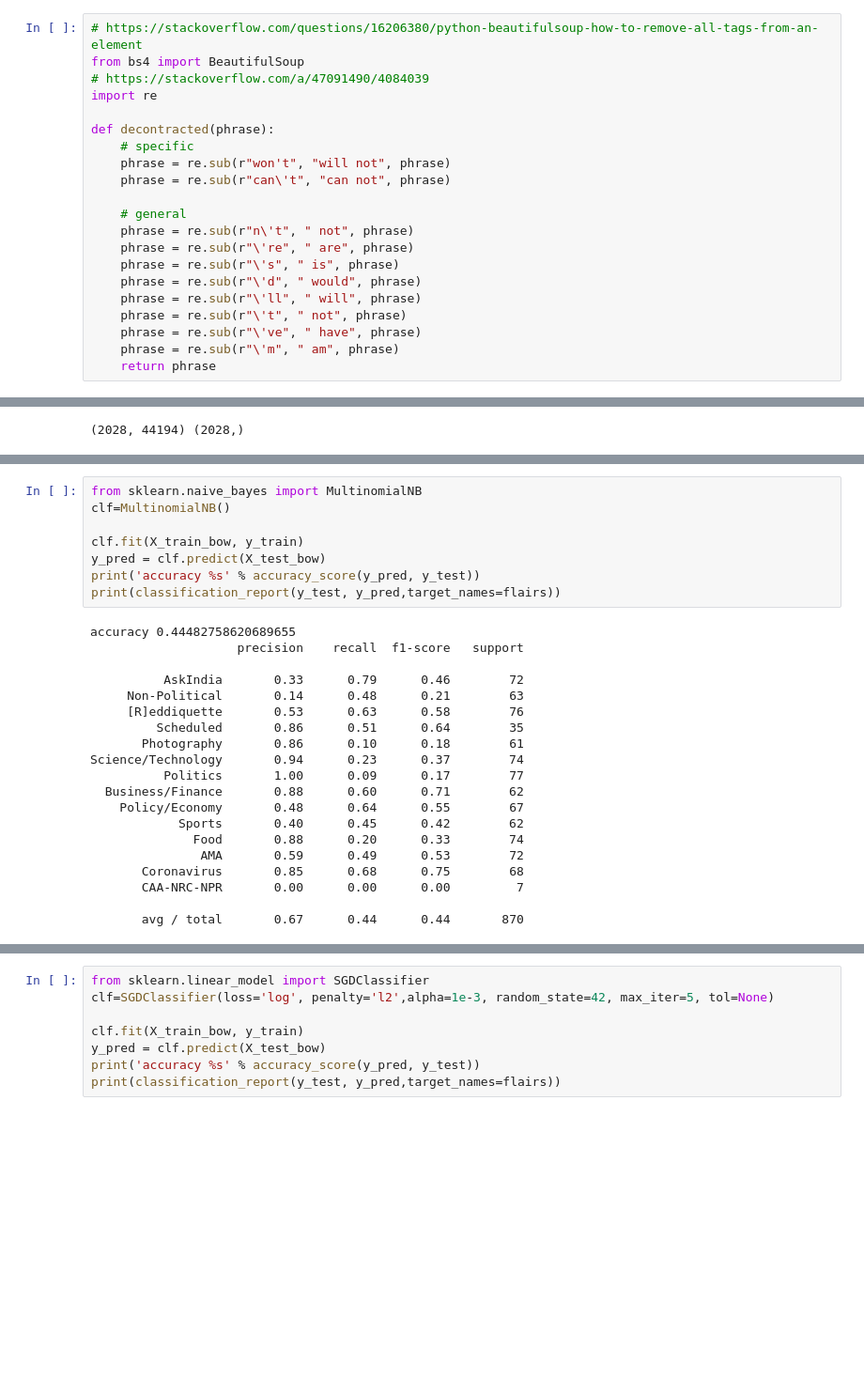
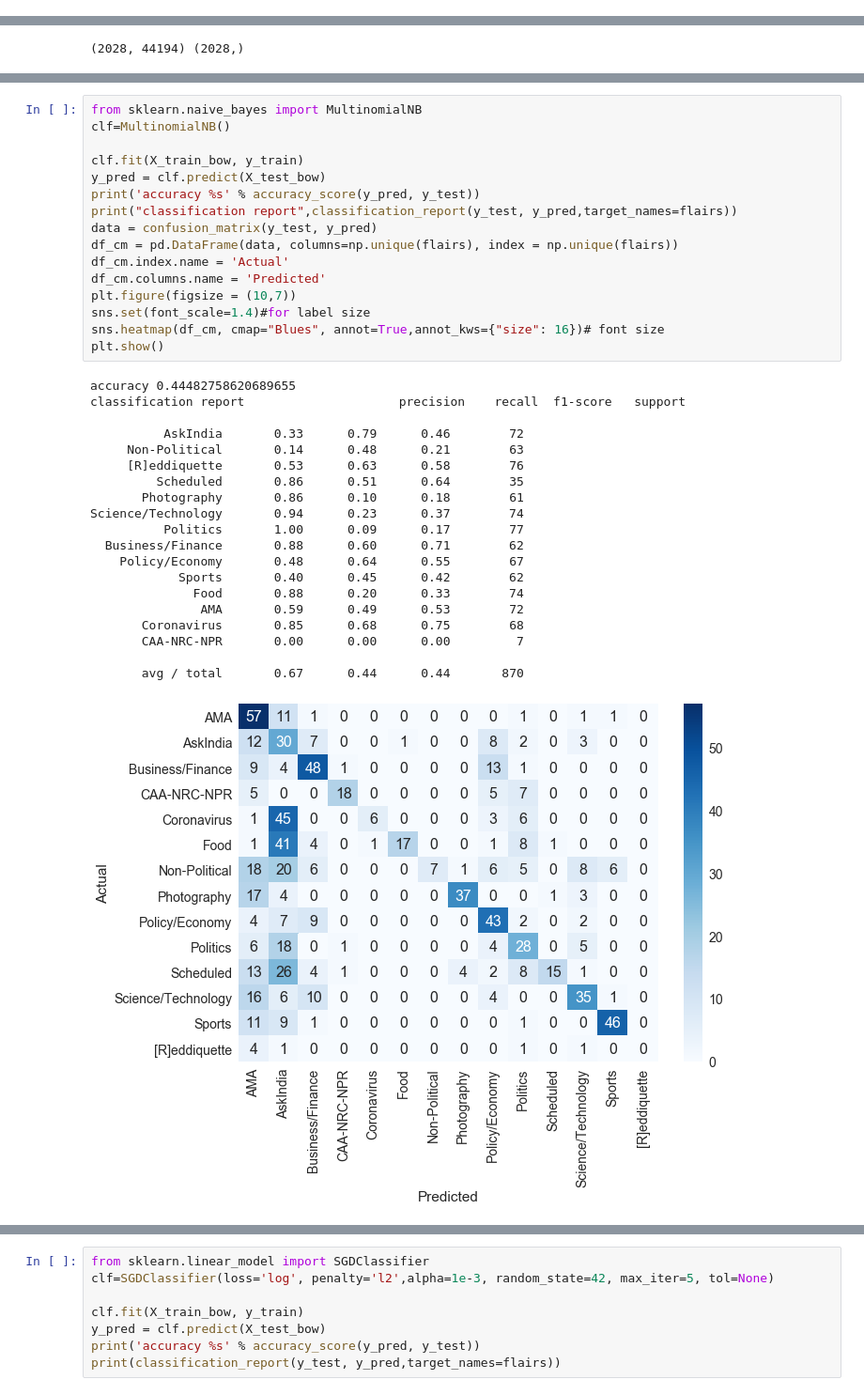
Before and after one commit to aman-sawarn/Reddit-Flair-Detection, a Jupyter notebook: Models.ipynb, the cells around one changed output, grey strips where cells are left out. Shown at 94% size. Saved outputs shown, nothing was run; the diff lists cells and outputs as text; blank space fills up the shorter version.

Commit message:
commit
Documentation and confusion matrix

```diff
--- a/Models.ipynb
+++ b/Models.ipynb
@@ -29,24 +34,3 @@ from sklearn.metrics import classification_report
-# %%
-# https://stackoverflow.com/questions/16206380/python-beautifulsoup-how-to-remove-all-tags-from-an-element
-from bs4 import BeautifulSoup
-# https://stackoverflow.com/a/47091490/4084039
-import re
-
-def decontracted(phrase):
-    # specific
-    phrase = re.sub(r"won't", "will not", phrase)
-    phrase = re.sub(r"can\'t", "can not", phrase)
-
-    # general
-    phrase = re.sub(r"n\'t", " not", phrase)
-    phrase = re.sub(r"\'re", " are", phrase)
-    phrase = re.sub(r"\'s", " is", phrase)
-    phrase = re.sub(r"\'d", " would", phrase)
-    phrase = re.sub(r"\'ll", " will", phrase)
-    phrase = re.sub(r"\'t", " not", phrase)
-    phrase = re.sub(r"\'ve", " have", phrase)
-    phrase = re.sub(r"\'m", " am", phrase)
-    return phrase
 # %%
 flairs = ["AskIndia", "Non-Political", "[R]eddiquette",
           "Scheduled", "Photography", "Science/Technology", "Politics",
@@ -131,28 +137,37 @@ print(X_train_bow.shape, y_train.shape)
 # %%
 from sklearn.naive_bayes import MultinomialNB
 clf=MultinomialNB()
 
 clf.fit(X_train_bow, y_train)
 y_pred = clf.predict(X_test_bow)
 print('accuracy %s' % accuracy_score(y_pred, y_test))
-print(classification_report(y_test, y_pred,target_names=flairs))
+print("classification report",classification_report(y_test, y_pred,target_names=flairs))
+data = confusion_matrix(y_test, y_pred)
+df_cm = pd.DataFrame(data, columns=np.unique(flairs), index = np.unique(flairs))
+df_cm.index.name = 'Actual'
+df_cm.columns.name = 'Predicted'
+plt.figure(figsize = (10,7))
+sns.set(font_scale=1.4)#for label size
+sns.heatmap(df_cm, cmap="Blues", annot=True,annot_kws={"size": 16})# font size
+plt.show()
 # %% [output]
 accuracy 0.44482758620689655
-                    precision    recall  f1-score   support
+classification report                     precision    recall  f1-score   support
 
           AskIndia       0.33      0.79      0.46        72
      Non-Political       0.14      0.48      0.21        63
      [R]eddiquette       0.53      0.63      0.58        76
          Scheduled       0.86      0.51      0.64        35
        Photography       0.86      0.10      0.18        61
 Science/Technology       0.94      0.23      0.37        74
           Politics       1.00      0.09      0.17        77
   Business/Finance       0.88      0.60      0.71        62
     Policy/Economy       0.48      0.64      0.55        67
             Sports       0.40      0.45      0.42        62
               Food       0.88      0.20      0.33        74
                AMA       0.59      0.49      0.53        72
        Coronavirus       0.85      0.68      0.75        68
        CAA-NRC-NPR       0.00      0.00      0.00         7
 
        avg / total       0.67      0.44      0.44       870
+[figure, added]
```
Also changed, not shown: parts of 73 cells of this notebook, 7 other files.
